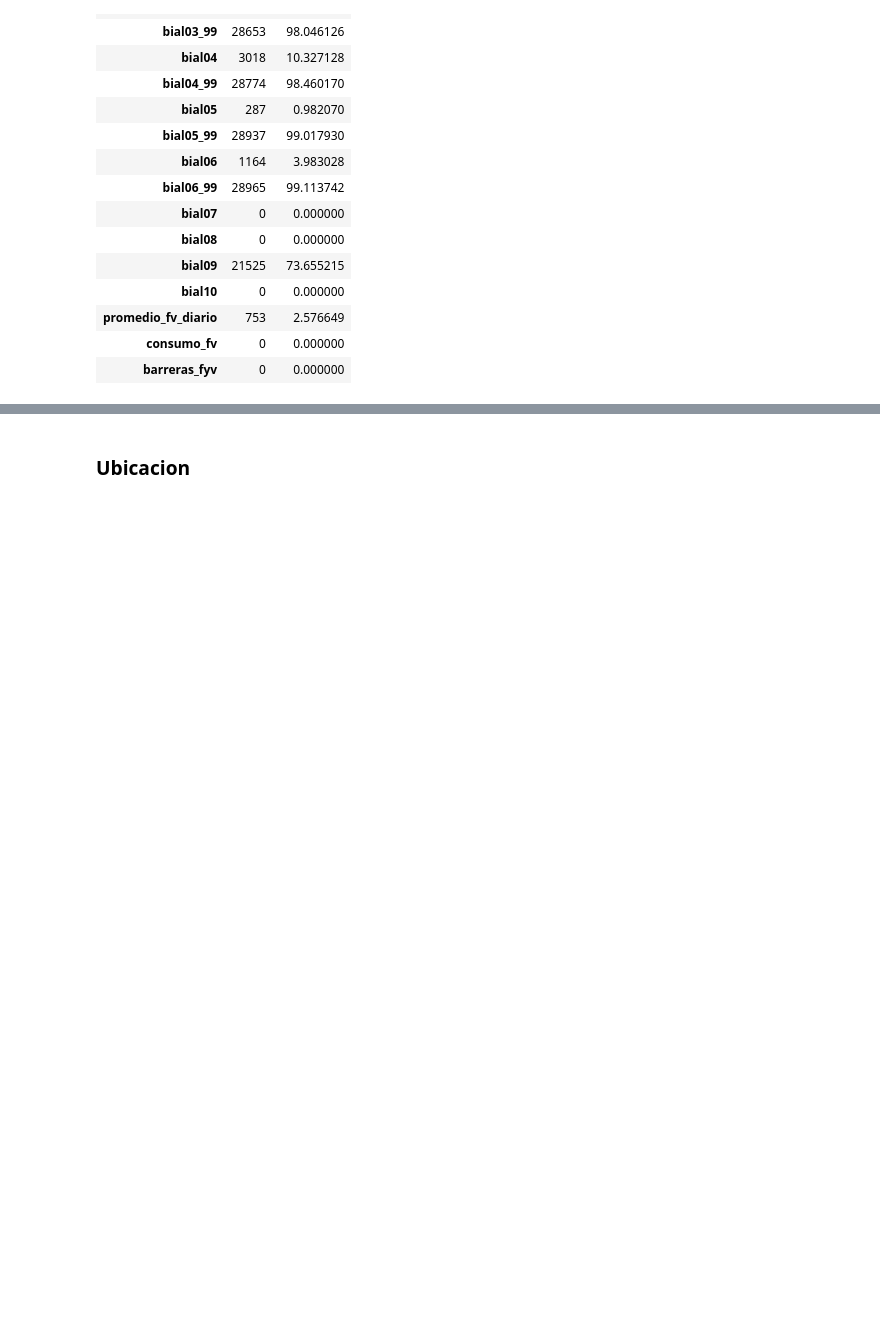
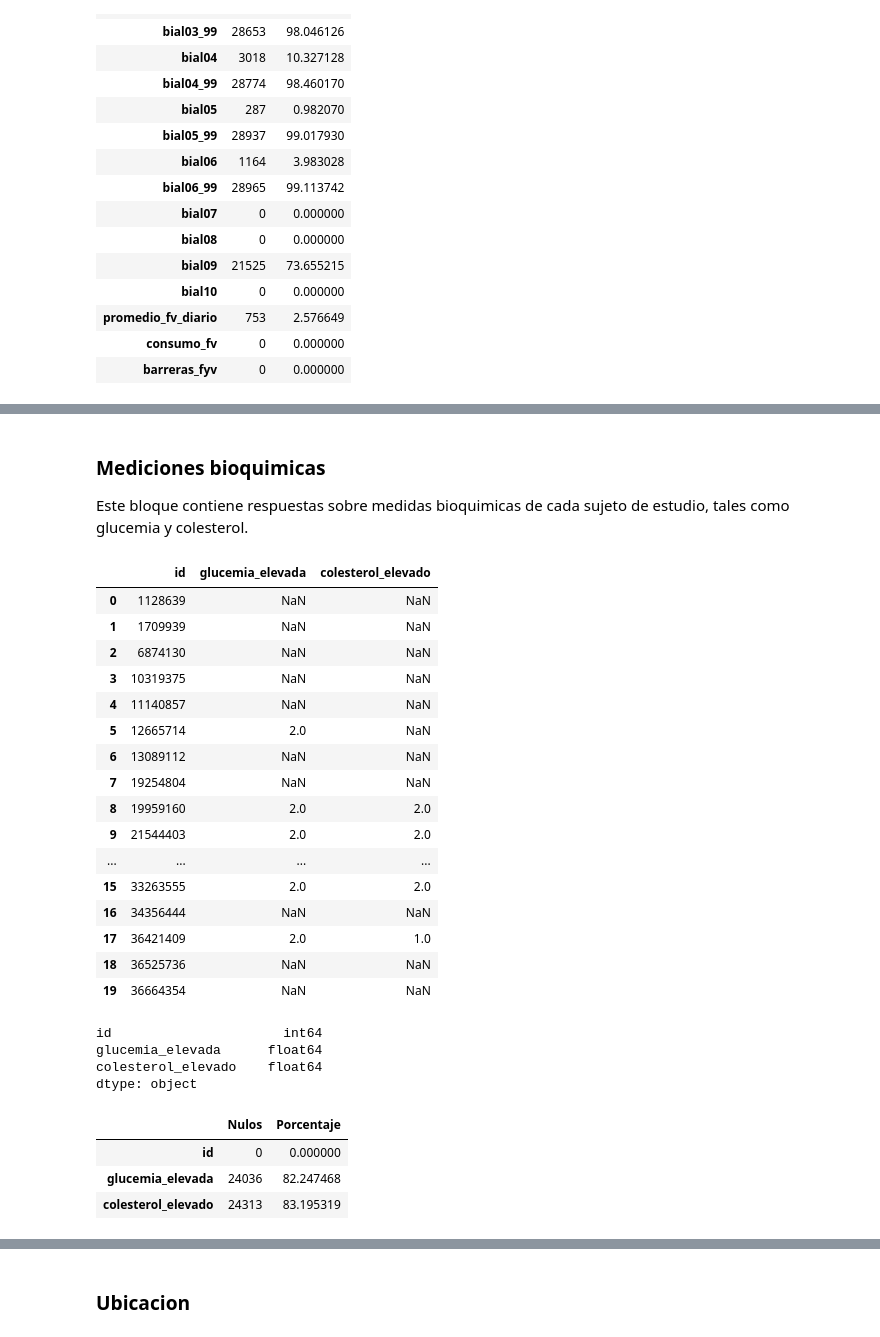
Before and after one commit to Data-Science-YPF/factores_riesgo, a Jupyter notebook: analisisBD.ipynb, the cells around one changed output, grey strips where cells are left out. Cells and saved outputs as stored; diff of their text form; code cells hidden in the pictures; blank space fills up the shorter version.

```diff
--- a/analisisBD.ipynb
+++ b/analisisBD.ipynb
@@ -343,0 +427,60 @@ Name: proportion, dtype: float64
+# %% [markdown]
+### Mediciones bioquimicas
+Este bloque contiene respuestas sobre medidas bioquimicas de cada sujeto de estudio, tales como glucemia y colesterol.
+# %%
+# Creo el DataFrame raw para mediciones bioquimicas
+# Selecciono la columna 0 - correspondiente a la columna id - y el rango de preguntas para mediciones bioquimicas
+mediciones_bioquimicas_raw = pd.DataFrame(friesgo_2018.iloc[:, [0] + list(range(274, 283))]).copy()
+# %%
+# Renombro columnas
+mediciones_bioquimicas_raw.rename(columns = {
+    'bimq01':               'consentimiento_bq',                                # var categorica
+    'bimq05':               'medicion_glucosa',                                 # var numerica continua
+    'bimq05_01':            'medicion_glucosa_no_registrada',                   # var categorica
+    'bimq06':               'medicion_colesterol',                              # var numerica continua
+    'bimq06_01':            'medicion_colesterol_no_registrada'                 # var categorica                                  # var categorica
+}, inplace = True)
+# %%
+# Selecciono las columnas
+mediciones_bioquimicas = mediciones_bioquimicas_raw[[
+    'id',
+    'glucemia_elevada',
+    'colesterol_elevado'
+    ]]
+# %%
+# Visualizo las primeras 20 filas
+mediciones_bioquimicas.head(20)
+# %% [output]
+|  | id | glucemia_elevada | colesterol_elevado |
+| 0 | 1128639 | NaN | NaN |
+| 1 | 1709939 | NaN | NaN |
+| 2 | 6874130 | NaN | NaN |
+| 3 | 10319375 | NaN | NaN |
+| 4 | 11140857 | NaN | NaN |
+| 5 | 12665714 | 2.0 | NaN |
+| 6 | 13089112 | NaN | NaN |
+| 7 | 19254804 | NaN | NaN |
+| 8 | 19959160 | 2.0 | 2.0 |
+| 9 | 21544403 | 2.0 | 2.0 |
+| ... | ... | ... | ... |
+| 15 | 33263555 | 2.0 | 2.0 |
+| 16 | 34356444 | NaN | NaN |
+| 17 | 36421409 | 2.0 | 1.0 |
+| 18 | 36525736 | NaN | NaN |
+| 19 | 36664354 | NaN | NaN |
+# %%
+# Determinar tipos de datos de las columnas
+mediciones_bioquimicas.dtypes
+# %% [output]
+id                      int64
+glucemia_elevada      float64
+colesterol_elevado    float64
+dtype: object
+# %%
+# Visualizo nulos y porcentaje
+calcular_nulos_y_porcentaje(mediciones_bioquimicas)
+# %% [output]
+|  | Nulos | Porcentaje |
+| id | 0 | 0.000000 |
+| glucemia_elevada | 24036 | 82.247468 |
+| colesterol_elevado | 24313 | 83.195319 |
```
Also changed, not shown: parts of 34 cells of this notebook, 1 other file.
